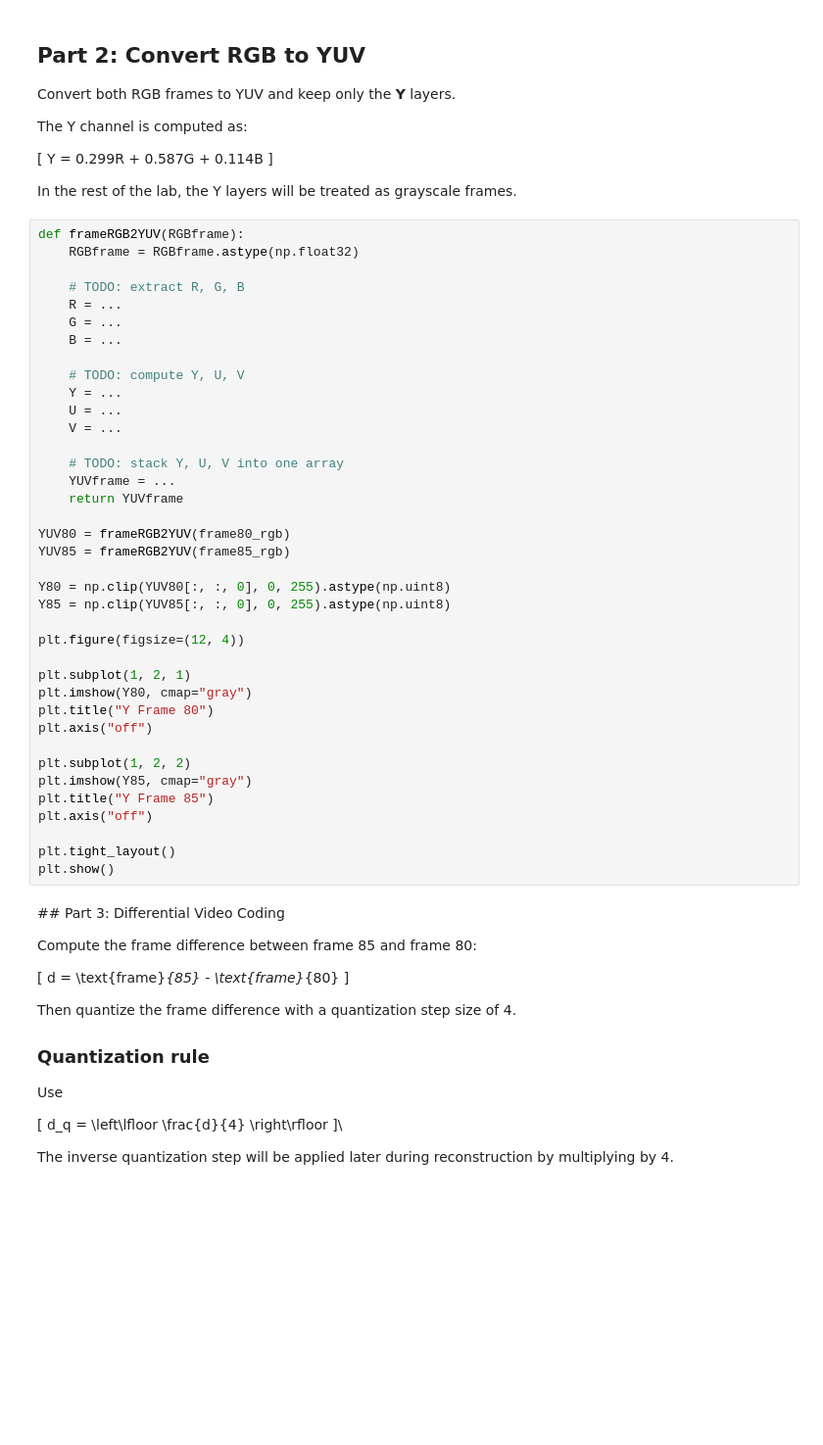
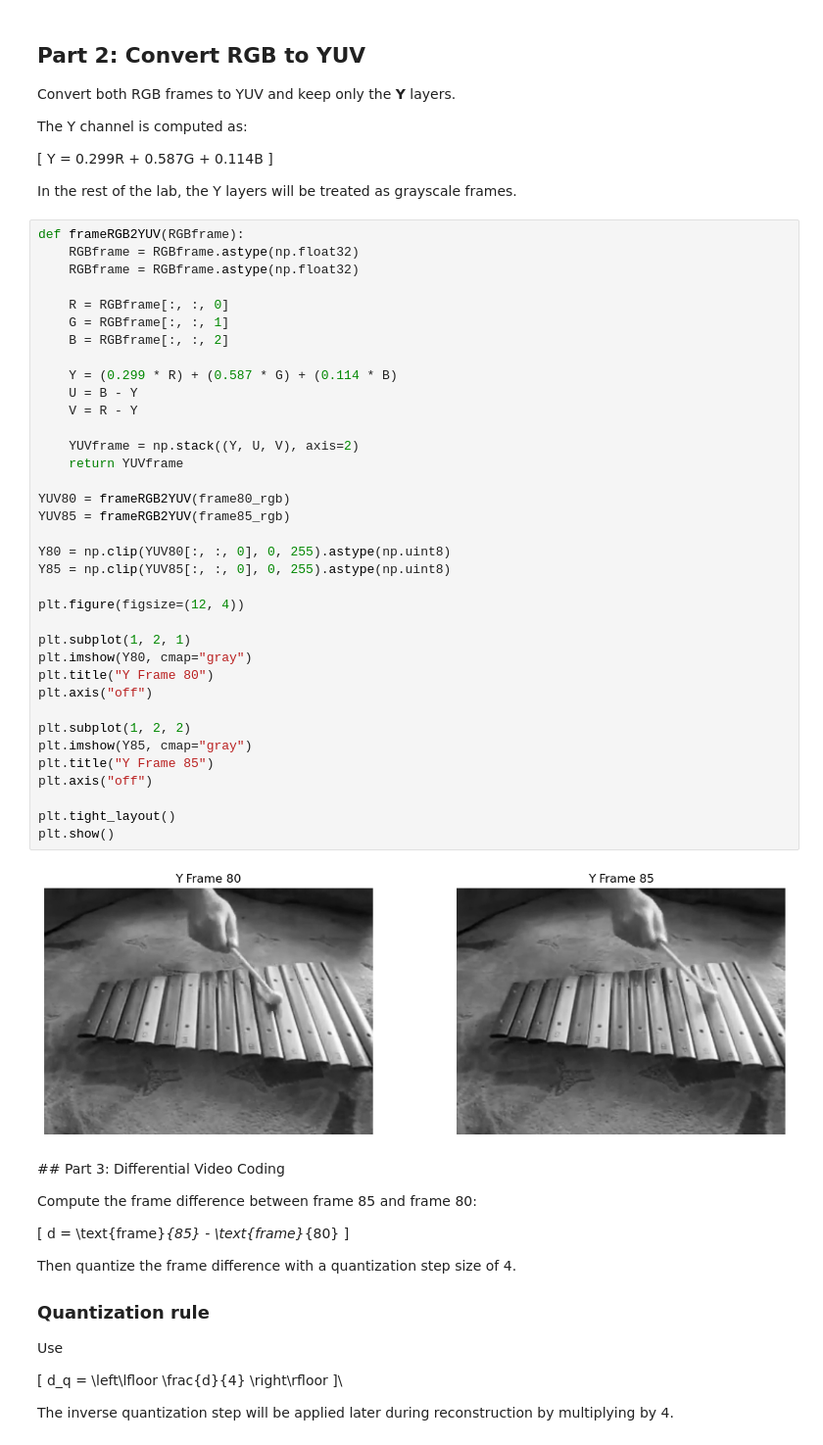
Before and after one commit to erikesshagen/DM1580-Video-Technology, a Jupyter notebook: Lab3/Lab3_2026_Quantization_and_Predictive_Coding.ipynb, the cells around one changed output. Shown at 98% size. Cells and saved outputs as stored; diff of their text form; blank space fills up the shorter version.

```diff
--- a/Lab3/Lab3_2026_Quantization_and_Predictive_Coding.ipynb
+++ b/Lab3/Lab3_2026_Quantization_and_Predictive_Coding.ipynb
@@ -149,41 +152,41 @@ In the rest of the lab, the Y layers will be treated as grayscale frames.
 # %%
 def frameRGB2YUV(RGBframe):
     RGBframe = RGBframe.astype(np.float32)
+    RGBframe = RGBframe.astype(np.float32)
 
-    # TODO: extract R, G, B
-    R = ...
-    G = ...
-    B = ...
+    R = RGBframe[:, :, 0]
+    G = RGBframe[:, :, 1]
+    B = RGBframe[:, :, 2]
 
-    # TODO: compute Y, U, V
-    Y = ...
-    U = ...
-    V = ...
+    Y = (0.299 * R) + (0.587 * G) + (0.114 * B)
+    U = B - Y
+    V = R - Y
 
-    # TODO: stack Y, U, V into one array
-    YUVframe = ...
+    YUVframe = np.stack((Y, U, V), axis=2)
     return YUVframe
 
 YUV80 = frameRGB2YUV(frame80_rgb)
 YUV85 = frameRGB2YUV(frame85_rgb)
 
 Y80 = np.clip(YUV80[:, :, 0], 0, 255).astype(np.uint8)
 Y85 = np.clip(YUV85[:, :, 0], 0, 255).astype(np.uint8)
 
 plt.figure(figsize=(12, 4))
 
 plt.subplot(1, 2, 1)
 plt.imshow(Y80, cmap="gray")
 plt.title("Y Frame 80")
 plt.axis("off")
 
 plt.subplot(1, 2, 2)
 plt.imshow(Y85, cmap="gray")
 plt.title("Y Frame 85")
 plt.axis("off")
 
 plt.tight_layout()
 plt.show()
+# %% [output]
+[figure, added]
 # %% [markdown]
 \## Part 3: Differential Video Coding
 
```
Also changed, not shown: parts of 10 cells of this notebook, 1 other file.
